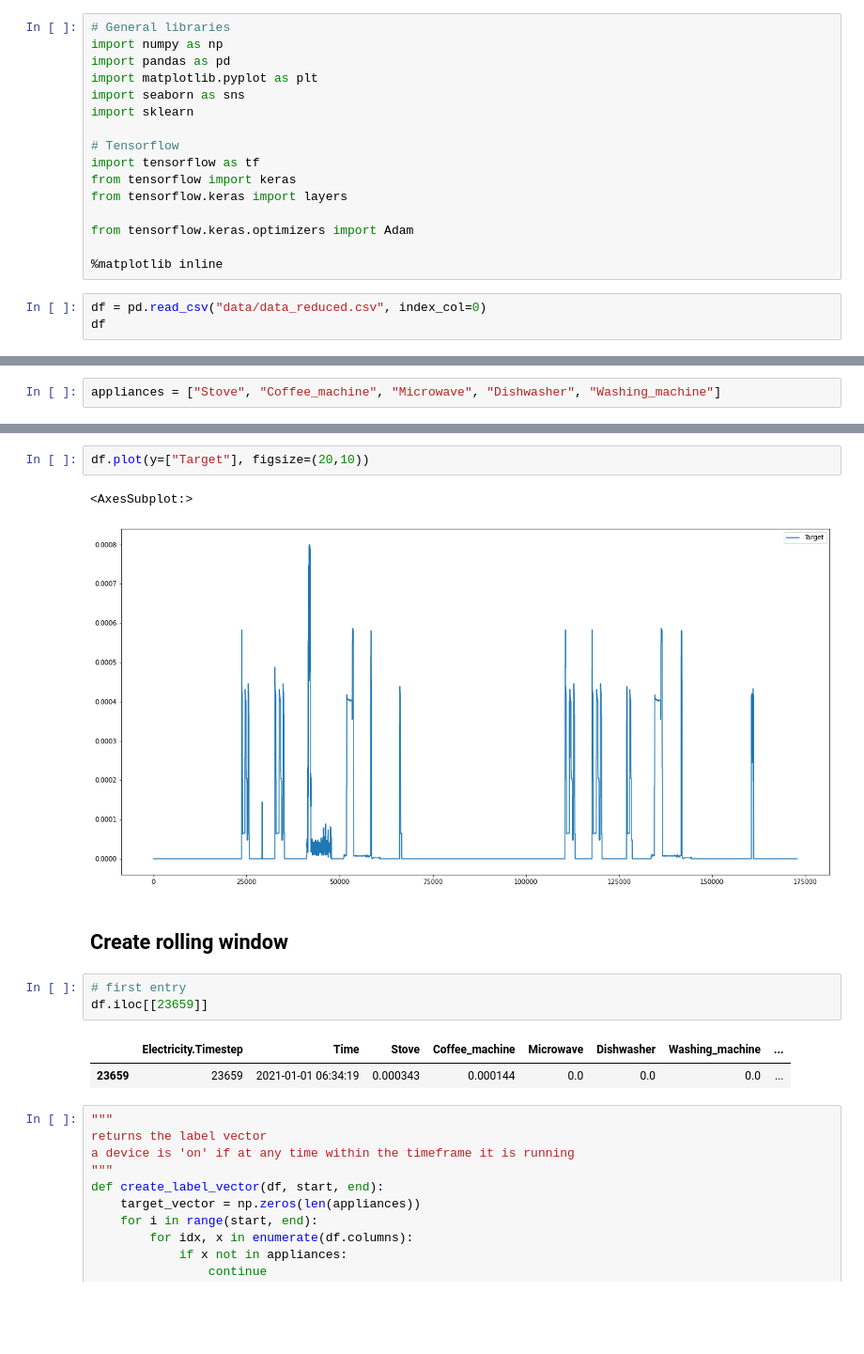
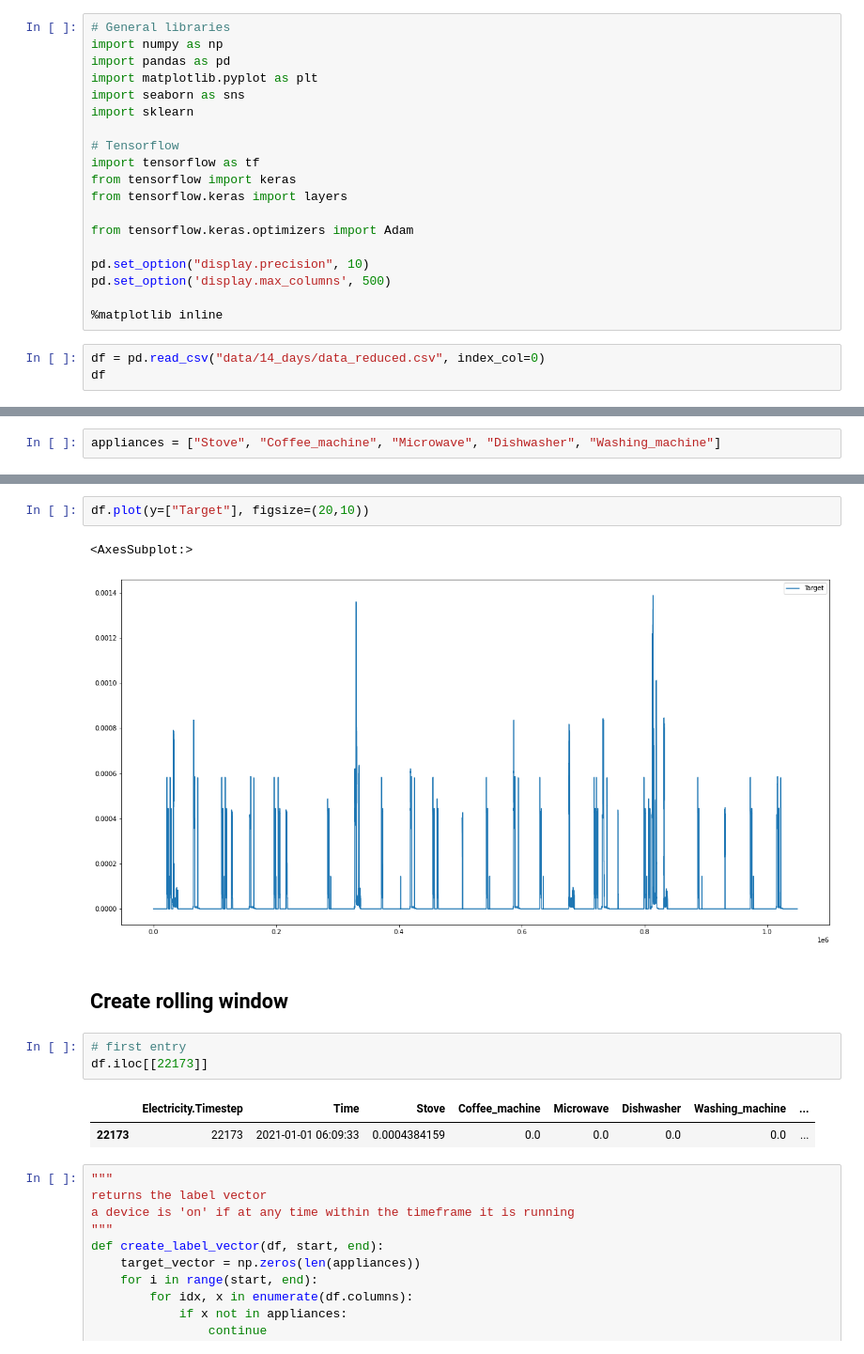
Before and after one commit to akletini/Forschungsprojekt, a Jupyter notebook: Main.ipynb, the cells around one changed output, grey strips where cells are left out. Shown: that part at 94% size. Saved outputs shown, nothing was run; the diff lists cells and outputs as text; blank space fills up the shorter version.

```diff
--- a/Main.ipynb
+++ b/Main.ipynb
@@ -18,9 +18,12 @@ from tensorflow.keras import layers
 
 from tensorflow.keras.optimizers import Adam
 
+pd.set_option("display.precision", 10)
+pd.set_option('display.max_columns', 500)
+
 %matplotlib inline
 # %%
-df = pd.read_csv("data/data_reduced.csv", index_col=0)
+df = pd.read_csv("data/14_days/data_reduced.csv", index_col=0)
 df
 # %% [output]
 |  | Electricity.Timestep | Time | Stove | Coffee_machine | Microwave | Dishwasher | Washing_machine | ... |
@@ -47,15 +50,15 @@ df.plot(y=appliances, figsize=(20,10))
 df.plot(y=["Target"], figsize=(20,10))
 # %% [output]
 <AxesSubplot:>
-[figure, old version]
+[figure, new version]
 # %% [markdown]
 ## Create rolling window
 # %%
 # first entry
-df.iloc[[23659]]
+df.iloc[[22173]]
 # %% [output]
 |  | Electricity.Timestep | Time | Stove | Coffee_machine | Microwave | Dishwasher | Washing_machine | ... |
-| 23659 | 23659 | 2021-01-01 06:34:19 | 0.000343 | 0.000144 | 0.0 | 0.0 | 0.0 | ... |
+| 22173 | 22173 | 2021-01-01 06:09:33 | 0.0004384159 | 0.0 | 0.0 | 0.0 | 0.0 | ... |
 # %%
 """
 returns the label vector
```
Also changed, not shown: parts of 26 cells of this notebook, 1 other file.
